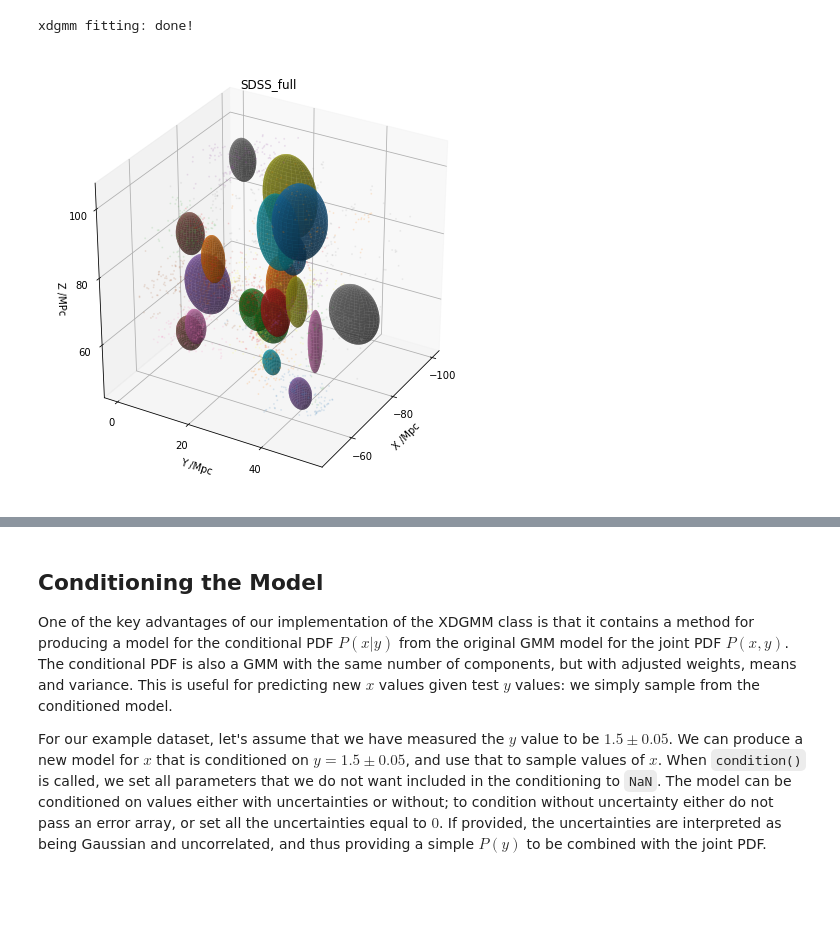
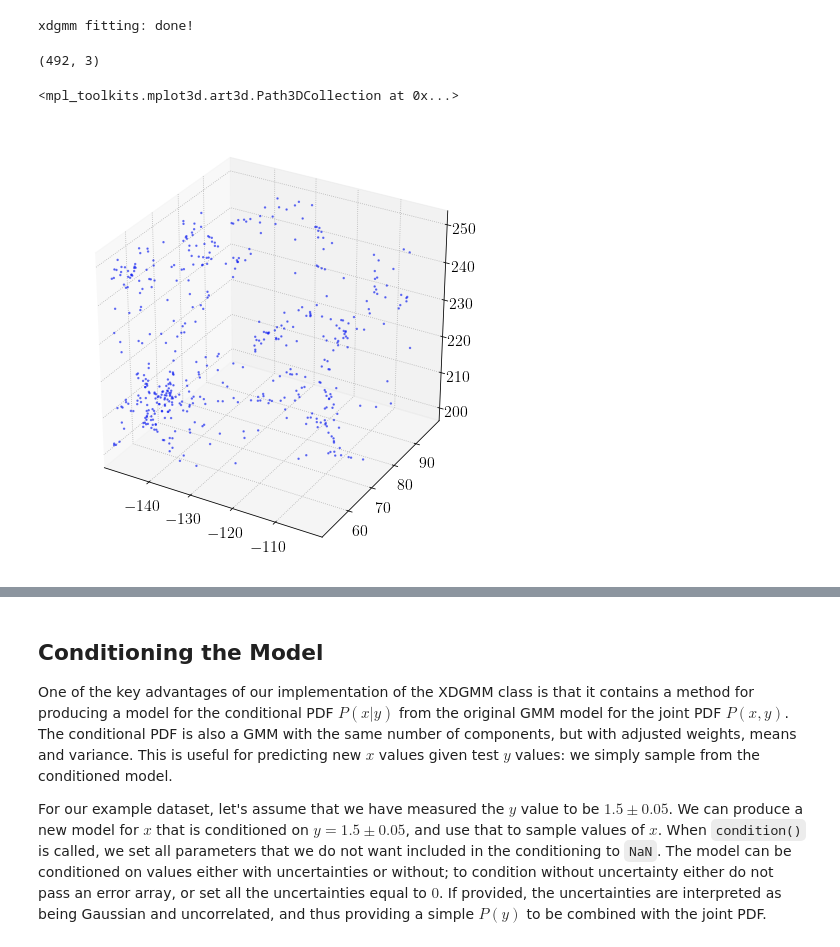
Before and after one commit to umikanero/XDGMM, a Jupyter notebook: SDSS/SDSS.ipynb, the cells around one changed output, grey strips where cells are left out. Cells and saved outputs as stored; diff of their text form; code cells hidden in the pictures; blank space fills up the shorter version.

```diff
--- a/SDSS/SDSS.ipynb
+++ b/SDSS/SDSS.ipynb
@@ -61,10 +119,10 @@ We could fit this data directly, but one problem is that we don't know the optim
 One way this can be determined is by fitting the model with different numbers of components and calculating the Bayesian information criterion (BIC) for each model. The BIC incorporates the number of components in the model, the sample size, and the likelihood of the data under the model, and the model with the lowest score is the optimal model to use.
 # %%
 # Instantiate an XDGMM model:
-xdgmm = XDGMM()
+xdgmm = XDGMM(method='Bovy')
 
 # Define the range of component numbers, and get ready to compute the BIC for each one:
-param_range = np.arange(19, 21, 1)
+param_range = np.arange(5, 15, 1)
 
 # Loop over component numbers, fitting XDGMM model and computing the BIC:
 bic, optimal_n_comp, lowest_bic = xdgmm.bic_test(points, Xerr, param_range, no_err=True)
@@ -81,8 +147,8 @@ plot_bic(param_range, bic, optimal_n_comp)
 
 Now that we know the best number of components to use, we can fit the data. First set the number of components, then perform the fit.
 # %%
-# xdgmm.n_components = optimal_n_comp
-xdgmm.n_components = 20
+xdgmm.n_components = optimal_n_comp
+# xdgmm.n_components = 13
 xdgmm = xdgmm.fit(points, Xerr)
 print("xdgmm fitting: done!")
 
@@ -91,7 +157,3 @@ index = xdgmm.predict(points, Xerr)
 # visualization.visualize_3d_gmm(X, xdgmm.weights, xdgmm.mu.T, xdgmm.V, index = index)
 # %% [output]
 xdgmm fitting: done!
-# %%
-visualization.visualize_3d_gmm(points, xdgmm.weights, xdgmm.mu.T, xdgmm.V, type="full", index = index)
-# %% [output]
-[figure, removed]
@@ -101,0 +160,11 @@ visualization.visualize_3d_gmm(points, xdgmm.weights, xdgmm.mu.T, xdgmm.V, type=
+# %%
+sample = xdgmm.sample(len(points))
+print(sample.shape)
+
+fig_sample = plt.figure(figsize=(8, 8))
+axes = fig_sample.add_subplot(111, projection='3d')
+axes.scatter(points[:,0], points[:,1], points[:,2], s = 2.0, alpha = 0.5)
+# %% [output]
+(492, 3)
+<mpl_toolkits.mplot3d.art3d.Path3DCollection at 0x...>
+[figure, added]
```
Also changed, not shown: parts of 8 cells of this notebook, 18 other files.
